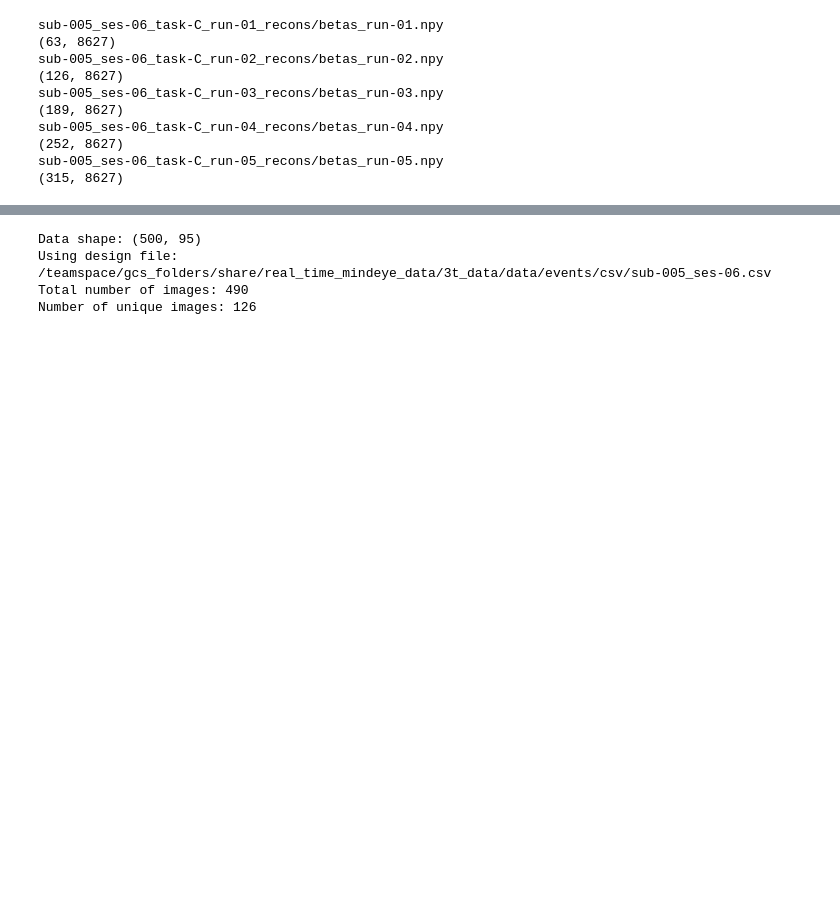
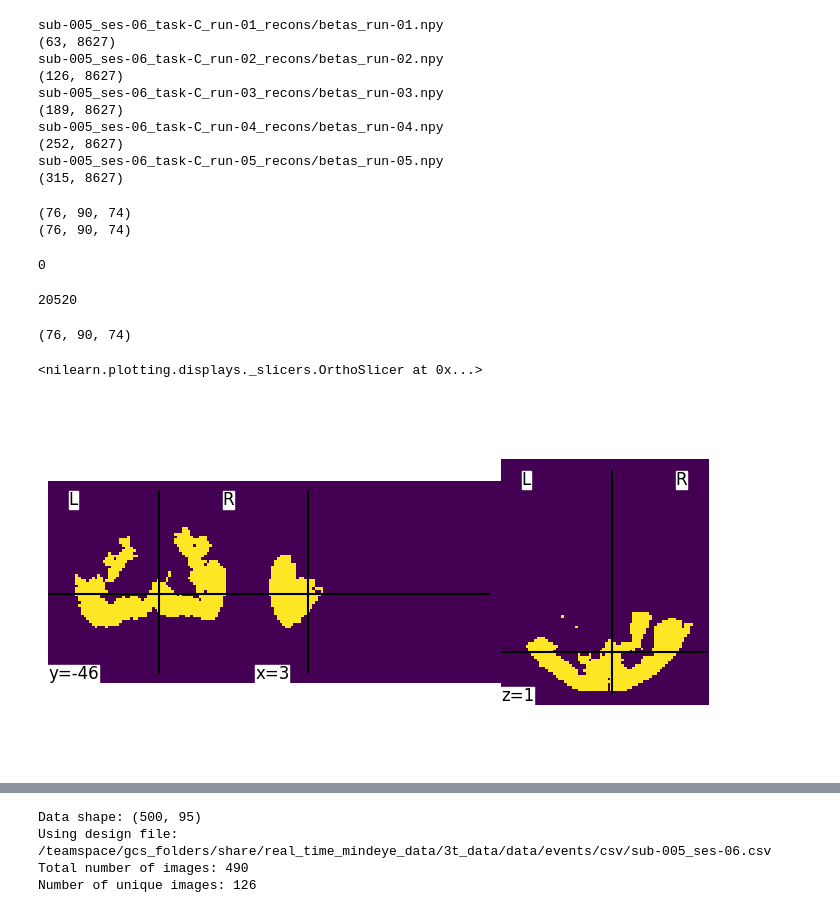
Before and after one commit to cindyhfls/rtcloud-projects, a Jupyter notebook: mindeye/scripts/mindeye_backup_recon_ses6_repeats.ipynb, the cells around one changed output, grey strips where cells are left out. Cells and saved outputs as stored; diff of their text form; code cells hidden in the pictures; blank space fills up the shorter version.

```diff
--- a/mindeye/scripts/mindeye_backup_recon_ses6_repeats.ipynb
+++ b/mindeye/scripts/mindeye_backup_recon_ses6_repeats.ipynb
@@ -120,3 +121,10 @@ sub-005_ses-06_task-C_run-04_recons/betas_run-04.npy
 (252, 8627)
 sub-005_ses-06_task-C_run-05_recons/betas_run-05.npy
 (315, 8627)
+# %%
+# Unlike the real-time saved beta, the glmsingle results are not masked so we need to load mask
+def fast_apply_mask(target=None,mask=None):
+    return target[np.where(mask == 1)].T
+union_mask = np.load(f"{data_path}/union_mask_from_ses-01-02.npy")
+mask_img = nib.load(f'{data_path}/{sub}_final_mask.nii.gz')  # nsdgeneral mask in functional space
+assert mask_img.get_fdata().sum() == union_mask.shape
@@ -122,0 +136,8 @@ sub-005_ses-06_task-C_run-05_recons/betas_run-05.npy
+# %%
+brainmask = nib.load(f'{orig_glmsingle_path}/glmsingle_{sub}_{session}{task_name}/{sub}_{session}{task_name}_brain.nii.gz')
+# nsdgeneral = nib.load(f'{orig_glmsingle_path}/glmsingle_{sub}_{session}{task_name}/{sub}_{session}{task_name}_nsdgeneral.nii.gz')
+print(brainmask.shape)
+print(mask_img.shape)
+# %% [output]
+(76, 90, 74)
+(76, 90, 74)
@@ -122,0 +150,18 @@ sub-005_ses-06_task-C_run-05_recons/betas_run-05.npy
+# %%
+np.sum(ix1==ix2[0])
+# %% [output]
+0
+# %%
+np.sum(nsdgeneral.get_fdata()==1)
+# %% [output]
+20520
+# %%
+beta_map_np = np.load('/teamspace/studios/this_studio/rtcloud-projects/mindeye/derivatives/example_beta_map_np.npy')
+print(beta_map_np.shape)
+# %% [output]
+(76, 90, 74)
+# %%
+nilearn.plotting.plot_img(mask_img)
+# %% [output]
+<nilearn.plotting.displays._slicers.OrthoSlicer at 0x...>
+[figure, added]
```
Also changed, not shown: parts of 9 cells of this notebook, 1 other file.
